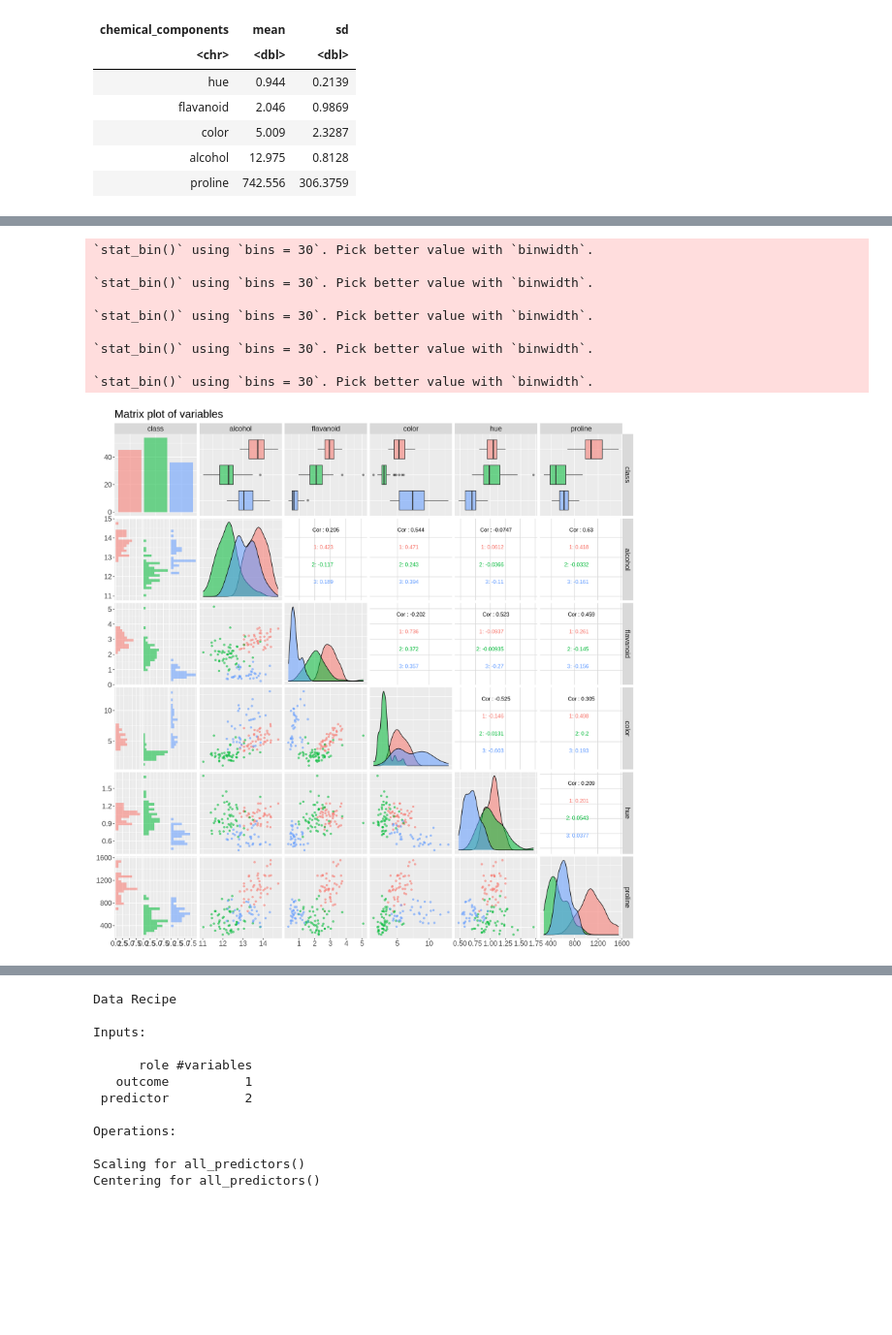
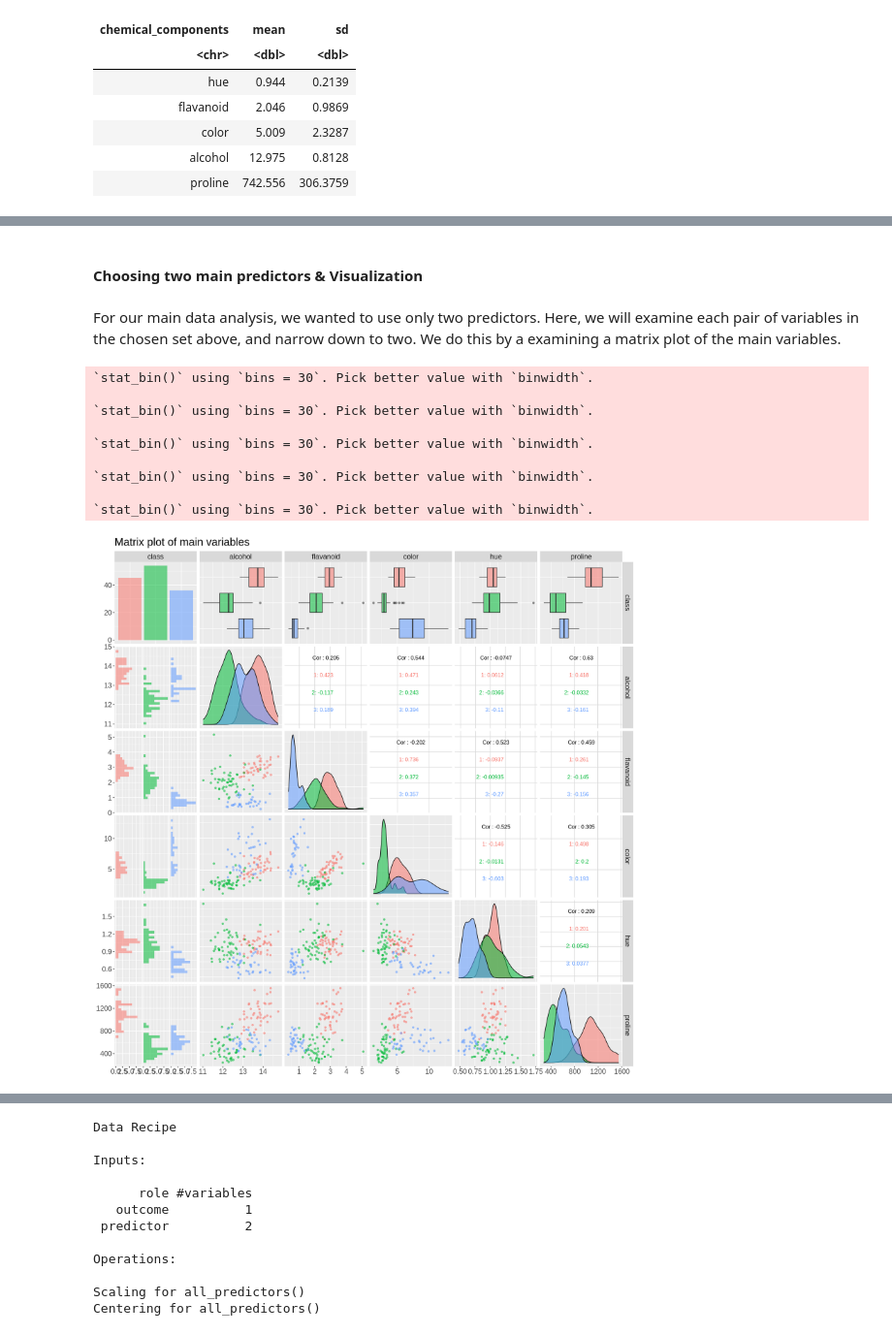
Before and after one commit to Herman-Liao/dsci100groupproject, a Jupyter notebook: Wine Analysis.ipynb, the cells around one changed output, grey strips where cells are left out. Shown at 97% size. Drawn from its saved outputs; the diff is of its cells as text; code cells hidden in the pictures; blank space fills up the shorter version.

```diff
--- a/Wine Analysis.ipynb
+++ b/Wine Analysis.ipynb
@@ -204,18 +230,22 @@ A tibble: 5 × 3
+# %% [markdown]
+#### Choosing two main predictors & Visualization
+# %% [markdown]
+For our main data analysis, we wanted to use only two predictors. Here, we will examine each pair of variables in the chosen set above, and narrow down to two. We do this by a examining a matrix plot of the main variables.
 # %%
 # Visualization using matrix plot to examine each pair of variables in the chosen set
 options(repr.plot.width = 15, repr.plot.height = 15)
-ggpairs(wine_main, aes(color = class, alpha = 0.5), title = "Matrix plot of variables") +
+ggpairs(wine_main, aes(color = class, alpha = 0.5), title = "Matrix plot of main variables") +
     theme(text = element_text(size = 18))
 # %% [output]
 `stat_bin()` using `bins = 30`. Pick better value with `binwidth`.
 
 `stat_bin()` using `bins = 30`. Pick better value with `binwidth`.
 
 `stat_bin()` using `bins = 30`. Pick better value with `binwidth`.
 
 `stat_bin()` using `bins = 30`. Pick better value with `binwidth`.
 
 `stat_bin()` using `bins = 30`. Pick better value with `binwidth`.
-[figure, old version]
+[figure, new version]
 # %% [markdown]
 Looking at the matrix plot above (histograms and box plots), it’s apparent the distribution of different wine classes within `flavanoid` and `color` overlaps the least in comparison to other variables. The separation of different classes within a variable makes the classification of wine type clearer as each type would have a more distinct range of values within the variable. Furthermore, in examining the scatter plot of `flavanoid` and `color` it’s evident there is little overplotting of classes' data points, as well as the distribution of different classes are distinct. Hence, we believe `flavanoid` and `color` would be the best predictors for this project.
```
Also changed, not shown: parts of 29 cells of this notebook.
